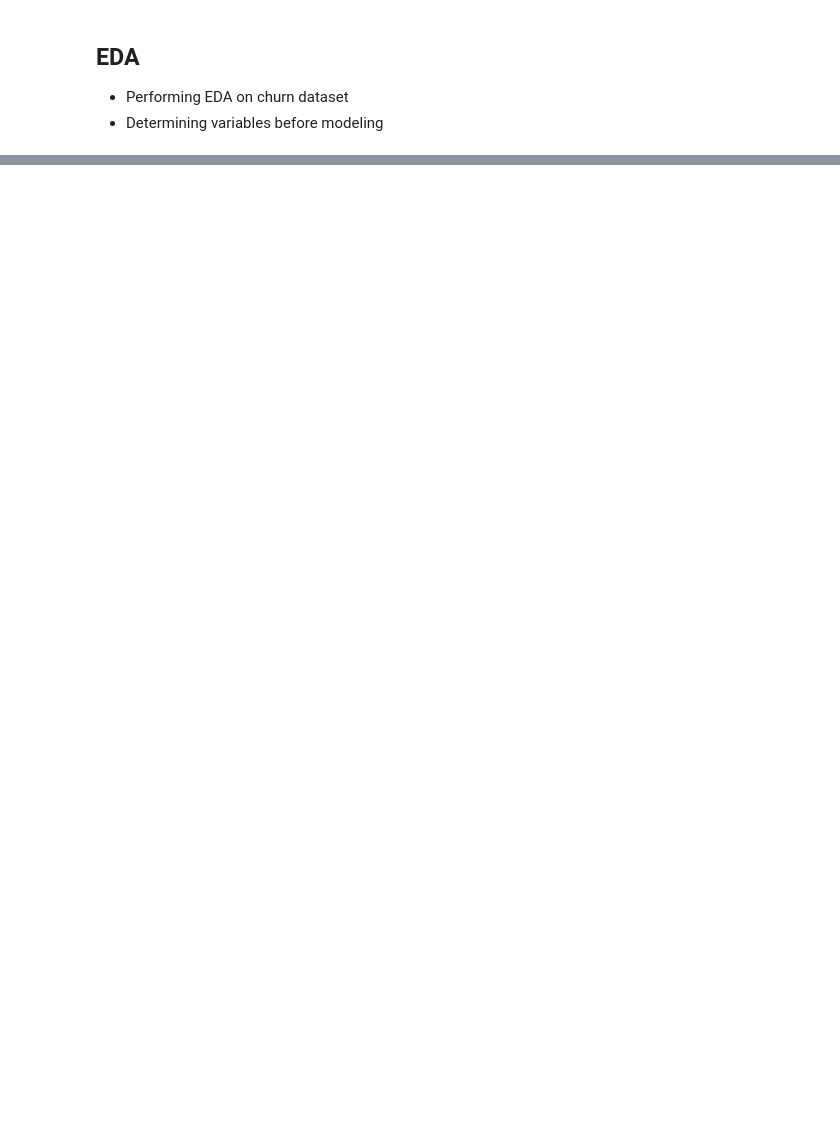
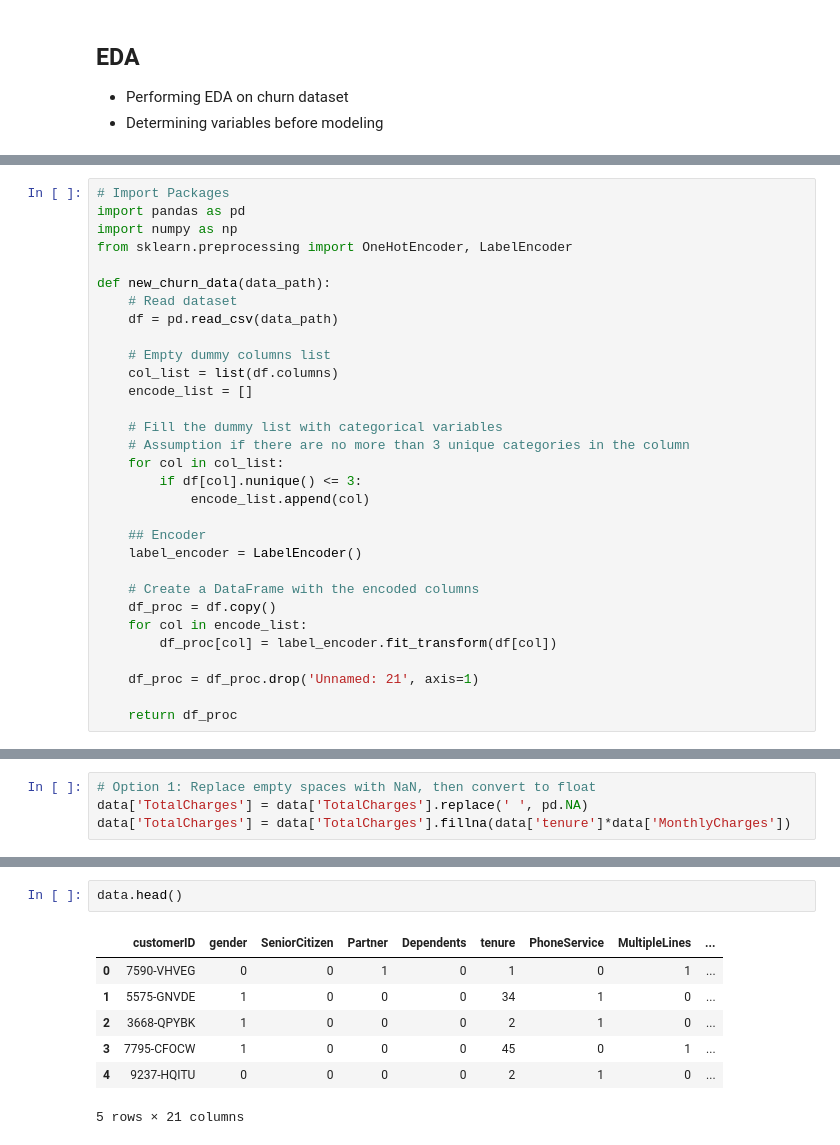
Before and after one commit to asrgr13/Machine_Learning_Projects, a Jupyter notebook: Telco_Customer_Churn/step_3_EDA_to_Modeling/EDA_churn_data.ipynb, the cells around one changed output, grey strips where cells are left out. Saved outputs shown, nothing was run; the diff lists cells and outputs as text; blank space fills up the shorter version.

```diff
--- a/Telco_Customer_Churn/step_3_EDA_to_Modeling/EDA_churn_data.ipynb
+++ b/Telco_Customer_Churn/step_3_EDA_to_Modeling/EDA_churn_data.ipynb
@@ -22,0 +17,31 @@ FileNotFoundError: [Errno 2] No such file or directory: 'telco-cust-churn-datase
+# %%
+# Import Packages
+import pandas as pd
+import numpy as np
+from sklearn.preprocessing import OneHotEncoder, LabelEncoder
+
+def new_churn_data(data_path):
+    # Read dataset
+    df = pd.read_csv(data_path)
+
+    # Empty dummy columns list
+    col_list = list(df.columns)
+    encode_list = []
+
+    # Fill the dummy list with categorical variables
+    # Assumption if there are no more than 3 unique categories in the column
+    for col in col_list:
+        if df[col].nunique() <= 3:
+            encode_list.append(col)
+
+    ## Encoder
+    label_encoder = LabelEncoder()
+
+    # Create a DataFrame with the encoded columns
+    df_proc = df.copy()
+    for col in encode_list:
+        df_proc[col] = label_encoder.fit_transform(df[col])
+
+    df_proc = df_proc.drop('Unnamed: 21', axis=1)
+
+    return df_proc
@@ -22,0 +101,4 @@ FileNotFoundError: [Errno 2] No such file or directory: 'telco-cust-churn-datase
+# %%
+# Option 1: Replace empty spaces with NaN, then convert to float
+data['TotalCharges'] = data['TotalCharges'].replace(' ', pd.NA)
+data['TotalCharges'] = data['TotalCharges'].fillna(data['tenure']*data['MonthlyCharges'])
@@ -22,0 +161,10 @@ FileNotFoundError: [Errno 2] No such file or directory: 'telco-cust-churn-datase
+# %%
+data.head()
+# %% [output]
+|  | customerID | gender | SeniorCitizen | Partner | Dependents | tenure | PhoneService | MultipleLines | ... |
+| 0 | 7590-VHVEG | 0 | 0 | 1 | 0 | 1 | 0 | 1 | ... |
+| 1 | 5575-GNVDE | 1 | 0 | 0 | 0 | 34 | 1 | 0 | ... |
+| 2 | 3668-QPYBK | 1 | 0 | 0 | 0 | 2 | 1 | 0 | ... |
+| 3 | 7795-CFOCW | 1 | 0 | 0 | 0 | 45 | 0 | 1 | ... |
+| 4 | 9237-HQITU | 0 | 0 | 0 | 0 | 2 | 1 | 0 | ... |
+5 rows × 21 columns
```
Also changed, not shown: parts of 16 cells of this notebook.
